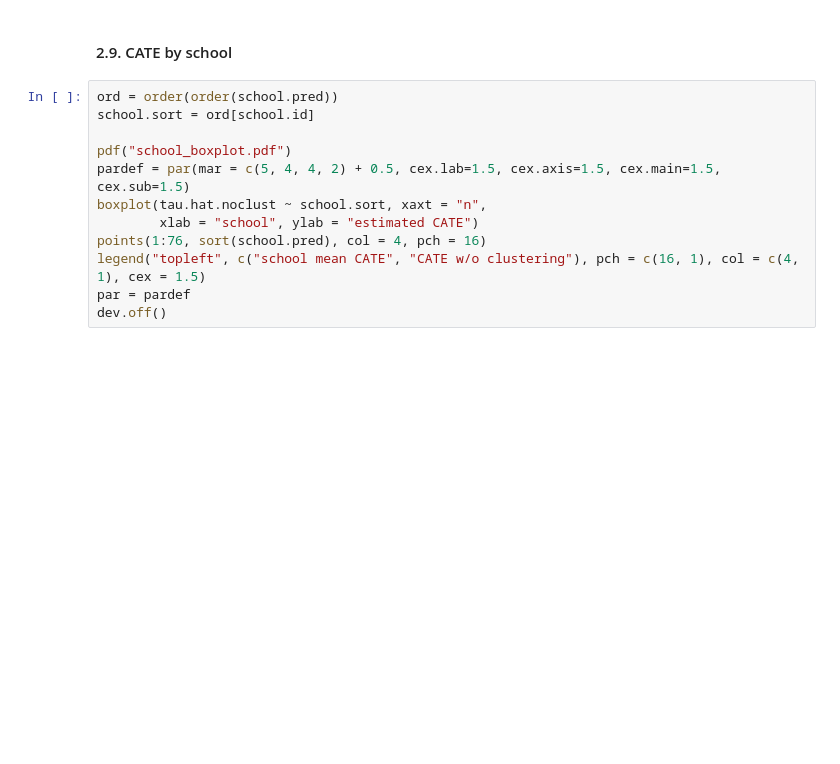
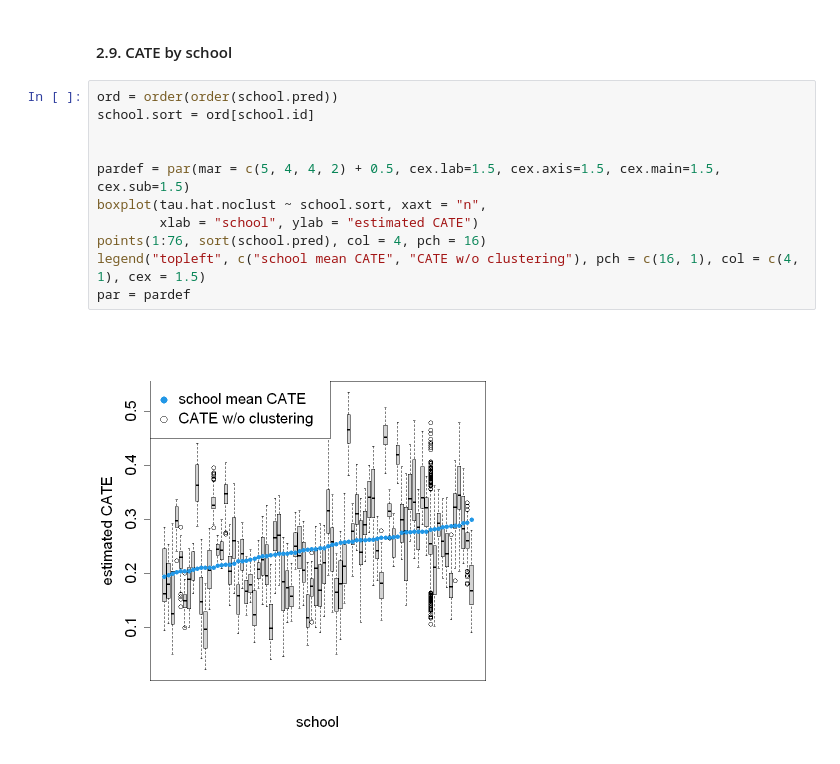
Before and after one commit to d2cml-ai/CausalAI-Course, a Jupyter notebook: labs/replication_4/lab4_group3_r.ipynb, the cells around one changed output. Cells and saved outputs as stored; diff of their text form; blank space fills up the shorter version.

```diff
--- a/labs/replication_4/lab4_group3_r.ipynb
+++ b/labs/replication_4/lab4_group3_r.ipynb
@@ -524,12 +557,13 @@ mean(school.X$XC.3[as.numeric(school.tercile) == 1])
 # %%
 ord = order(order(school.pred))
 school.sort = ord[school.id]
 
-pdf("school_boxplot.pdf")
+
 pardef = par(mar = c(5, 4, 4, 2) + 0.5, cex.lab=1.5, cex.axis=1.5, cex.main=1.5, cex.sub=1.5)
 boxplot(tau.hat.noclust ~ school.sort, xaxt = "n",
         xlab = "school", ylab = "estimated CATE")
 points(1:76, sort(school.pred), col = 4, pch = 16)
 legend("topleft", c("school mean CATE", "CATE w/o clustering"), pch = c(16, 1), col = c(4, 1), cex = 1.5)
 par = pardef
-dev.off()
+# %% [output]
+[figure, added]
```
Also changed, not shown: parts of 10 cells of this notebook.
